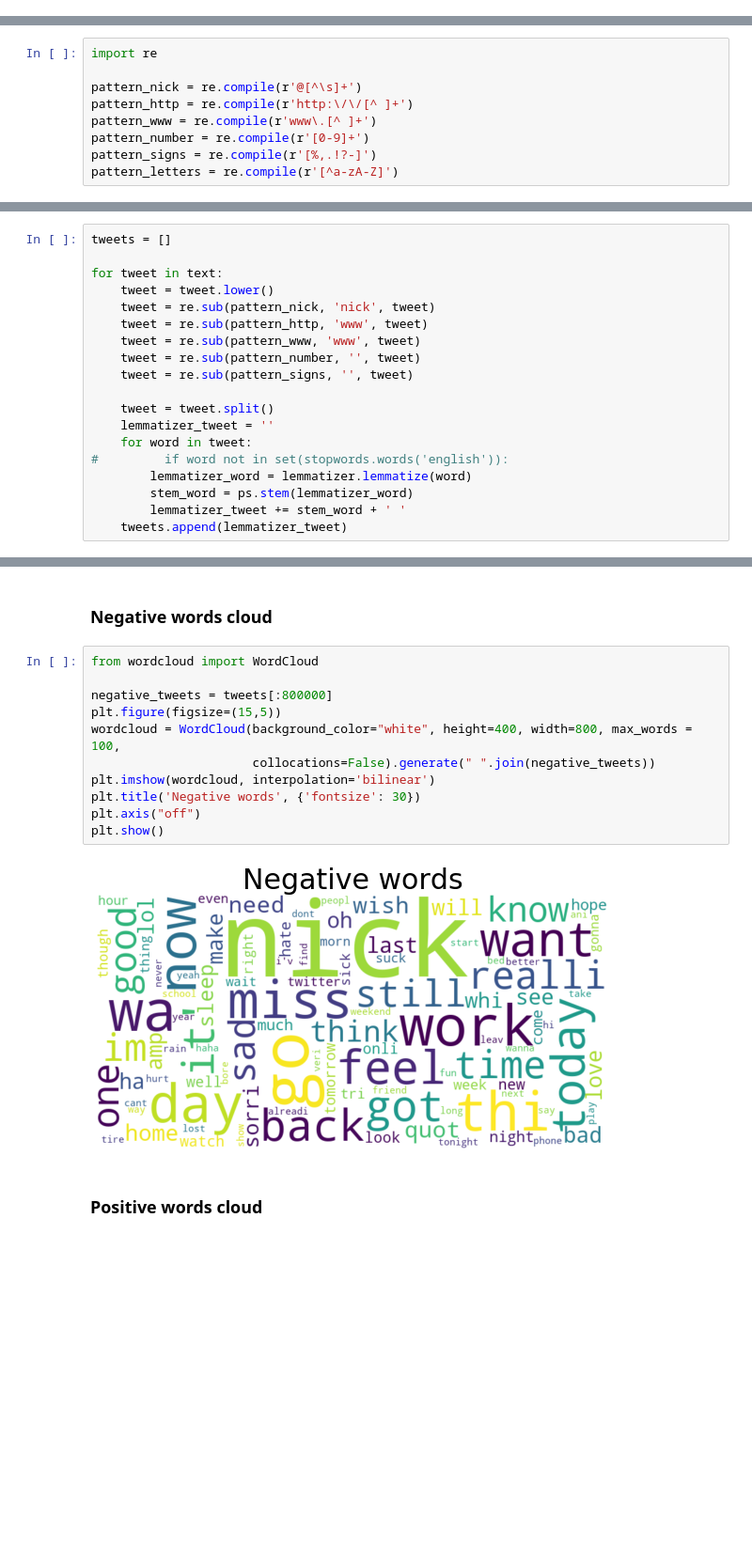
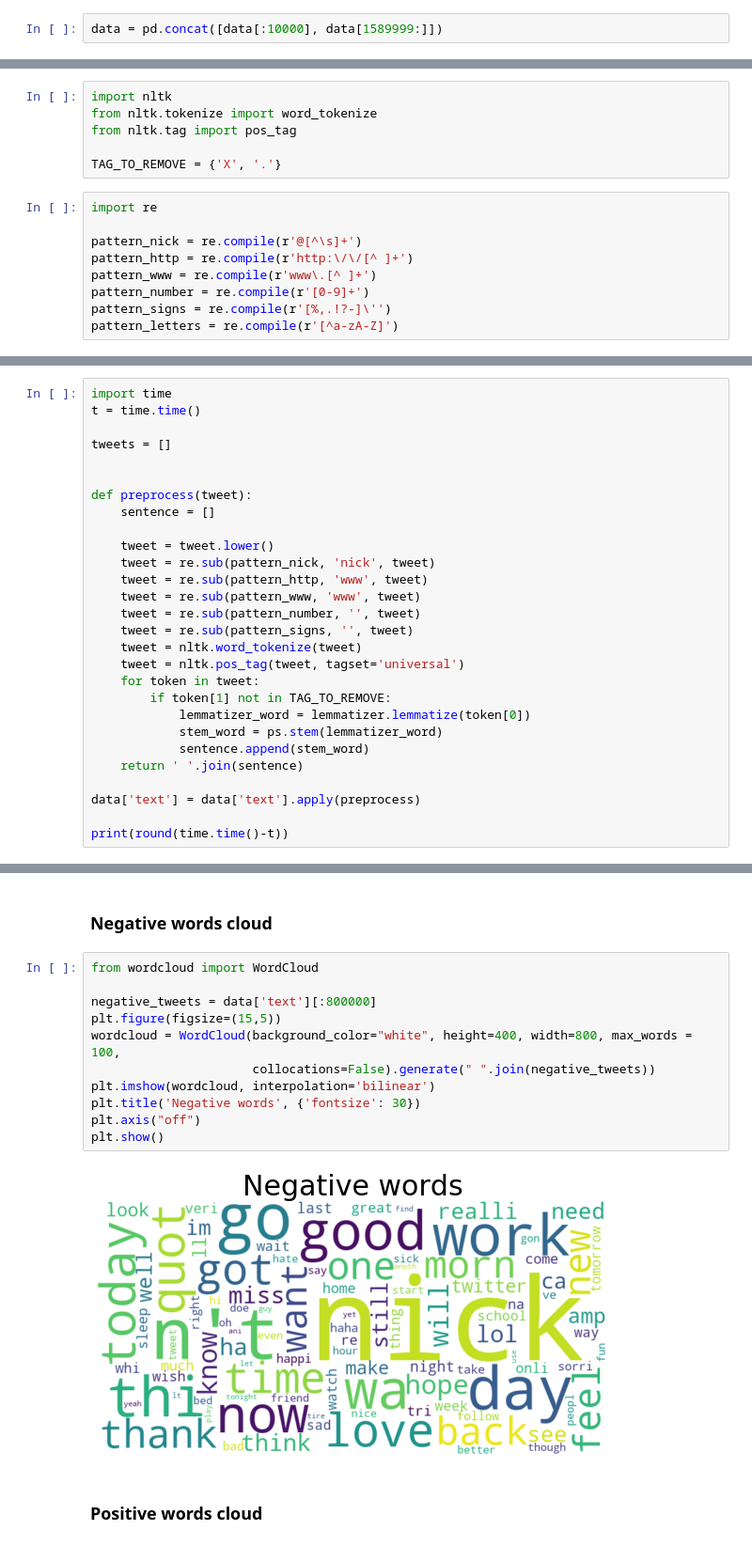
Before and after one commit to angelikakw/sentiment-analysis, a Jupyter notebook: analysis.ipynb, the cells around one changed output, grey strips where cells are left out. Shown at 94% size. Cells and saved outputs as stored; diff of their text form; blank space fills up the shorter version.

Commit message:
DataFrame instead of list

```diff
--- a/analysis.ipynb
+++ b/analysis.ipynb
@@ -54,0 +59,2 @@ text, target = list(data['text']), list(data['target'])
+# %%
+data = pd.concat([data[:10000], data[1589999:]])
@@ -55,3 +67,9 @@ text, target = list(data['text']), list(data['target'])
+# %%
+import nltk
+from nltk.tokenize import word_tokenize
+from nltk.tag import pos_tag
+
+TAG_TO_REMOVE = {'X', '.'}
 # %%
 import re
 
@@ -59,7 +77,7 @@ pattern_nick = re.compile(r'@[^\s]+')
 pattern_http = re.compile(r'http:\/\/[^ ]+')
 pattern_www = re.compile(r'www\.[^ ]+')
 pattern_number = re.compile(r'[0-9]+')
-pattern_signs = re.compile(r'[%,.!?-]')
+pattern_signs = re.compile(r'[%,.!?-]\'')
 pattern_letters = re.compile(r'[^a-zA-Z]')
 # %%
 from nltk.stem import WordNetLemmatizer
@@ -81,21 +91,30 @@ text[:5]
 # %%
 # from nltk.corpus import stopwords
 # %%
+import time
+t = time.time()
+
 tweets = []
 
-for tweet in text:
+
+def preprocess(tweet):
+    sentence = []
+
     tweet = tweet.lower()
     tweet = re.sub(pattern_nick, 'nick', tweet)
     tweet = re.sub(pattern_http, 'www', tweet)
     tweet = re.sub(pattern_www, 'www', tweet)
     tweet = re.sub(pattern_number, '', tweet)
     tweet = re.sub(pattern_signs, '', tweet)
+    tweet = nltk.word_tokenize(tweet)
+    tweet = nltk.pos_tag(tweet, tagset='universal')
+    for token in tweet:
+        if token[1] not in TAG_TO_REMOVE:
+            lemmatizer_word = lemmatizer.lemmatize(token[0])
+            stem_word = ps.stem(lemmatizer_word)
+            sentence.append(stem_word)
+    return ' '.join(sentence)
 
-    tweet = tweet.split()
-    lemmatizer_tweet = ''
-    for word in tweet:
-#         if word not in set(stopwords.words('english')):
-        lemmatizer_word = lemmatizer.lemmatize(word)
-        stem_word = ps.stem(lemmatizer_word)
-        lemmatizer_tweet += stem_word + ' '
-    tweets.append(lemmatizer_tweet)
+data['text'] = data['text'].apply(preprocess)
+
+print(round(time.time()-t))
@@ -112,16 +148,16 @@ tweets[:5]
 # %%
 from wordcloud import WordCloud
 
-negative_tweets = tweets[:800000]
+negative_tweets = data['text'][:800000]
 plt.figure(figsize=(15,5))
 wordcloud = WordCloud(background_color="white", height=400, width=800, max_words = 100,
                       collocations=False).generate(" ".join(negative_tweets))
 plt.imshow(wordcloud, interpolation='bilinear')
 plt.title('Negative words', {'fontsize': 30})
 plt.axis("off")
 plt.show()
 # %% [output]
-[figure, old version]
+[figure, new version]
 # %% [markdown]
 ### Positive words cloud
 # %%
```
Also changed, not shown: parts of 17 cells of this notebook.
